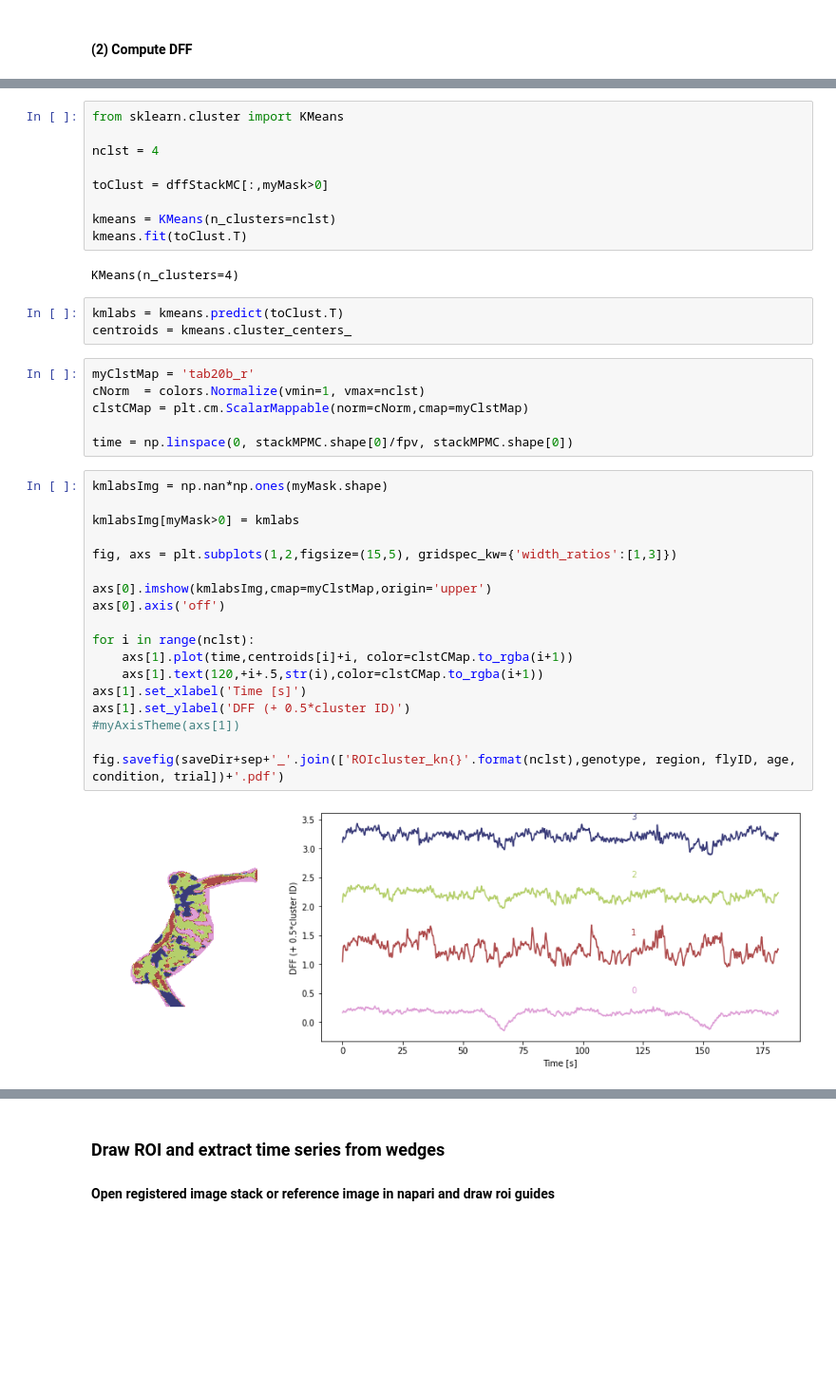
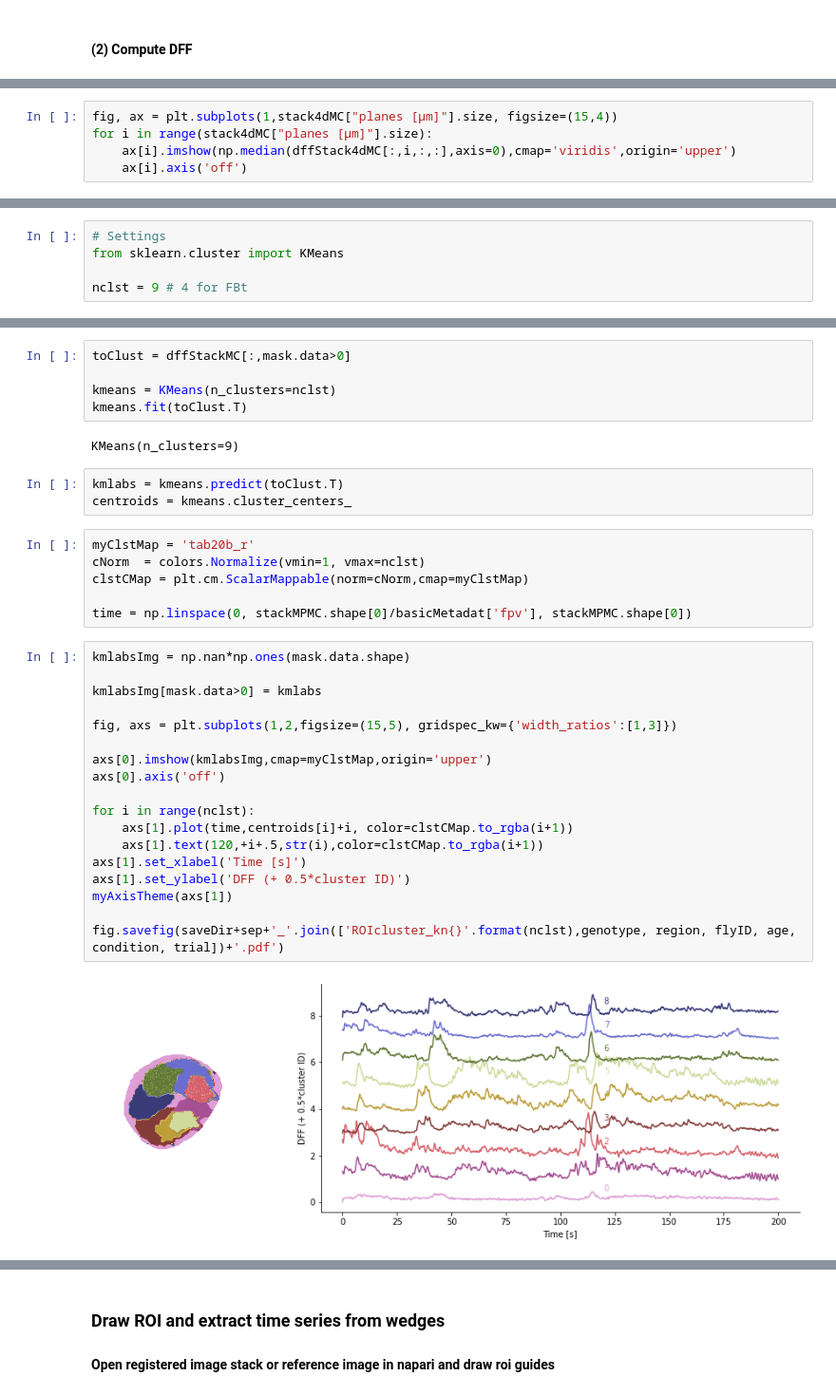
Before and after one commit to hjmh/fly2p, a Jupyter notebook: fly2p/scripts/preprocessImagingData.ipynb, the cells around one changed output, grey strips where cells are left out. Shown at 95% size. Drawn from its saved outputs; the diff is of its cells as text; blank space fills up the shorter version.

```diff
--- a/fly2p/scripts/preprocessImagingData.ipynb
+++ b/fly2p/scripts/preprocessImagingData.ipynb
@@ -295,0 +349,5 @@ ax.axis('off')
+# %%
+fig, ax = plt.subplots(1,stack4dMC["planes [µm]"].size, figsize=(15,4))
+for i in range(stack4dMC["planes [µm]"].size):
+    ax[i].imshow(np.median(dffStack4dMC[:,i,:,:],axis=0),cmap='viridis',origin='upper')
+    ax[i].axis('off')
@@ -297,0 +378,5 @@ ax.axis('off')
+# %%
+# Settings
+from sklearn.cluster import KMeans
+
+nclst = 9 # 4 for FBt
@@ -298,14 +385,10 @@ ax.axis('off')
 # %%
-from sklearn.cluster import KMeans
-
-nclst = 4
-
-toClust = dffStackMC[:,myMask>0]
+toClust = dffStackMC[:,mask.data>0]
 
 kmeans = KMeans(n_clusters=nclst)
 kmeans.fit(toClust.T)
 # %% [output]
-KMeans(n_clusters=4)
+KMeans(n_clusters=9)
 # %%
 kmlabs = kmeans.predict(toClust.T)
 centroids = kmeans.cluster_centers_
@@ -314,24 +397,24 @@ myClstMap = 'tab20b_r'
 cNorm  = colors.Normalize(vmin=1, vmax=nclst)
 clstCMap = plt.cm.ScalarMappable(norm=cNorm,cmap=myClstMap)
 
-time = np.linspace(0, stackMPMC.shape[0]/fpv, stackMPMC.shape[0])
+time = np.linspace(0, stackMPMC.shape[0]/basicMetadat['fpv'], stackMPMC.shape[0])
 # %%
-kmlabsImg = np.nan*np.ones(myMask.shape)
+kmlabsImg = np.nan*np.ones(mask.data.shape)
 
-kmlabsImg[myMask>0] = kmlabs
+kmlabsImg[mask.data>0] = kmlabs
 
 fig, axs = plt.subplots(1,2,figsize=(15,5), gridspec_kw={'width_ratios':[1,3]})
 
 axs[0].imshow(kmlabsImg,cmap=myClstMap,origin='upper')
 axs[0].axis('off')
 
 for i in range(nclst):
     axs[1].plot(time,centroids[i]+i, color=clstCMap.to_rgba(i+1))
     axs[1].text(120,+i+.5,str(i),color=clstCMap.to_rgba(i+1))
 axs[1].set_xlabel('Time [s]')
 axs[1].set_ylabel('DFF (+ 0.5*cluster ID)')
-#myAxisTheme(axs[1])
+myAxisTheme(axs[1])
 
 fig.savefig(saveDir+sep+'_'.join(['ROIcluster_kn{}'.format(nclst),genotype, region, flyID, age, condition, trial])+'.pdf')
 # %% [output]
-[figure, old version]
+[figure, new version]
```
Also changed, not shown: parts of 62 cells of this notebook.
